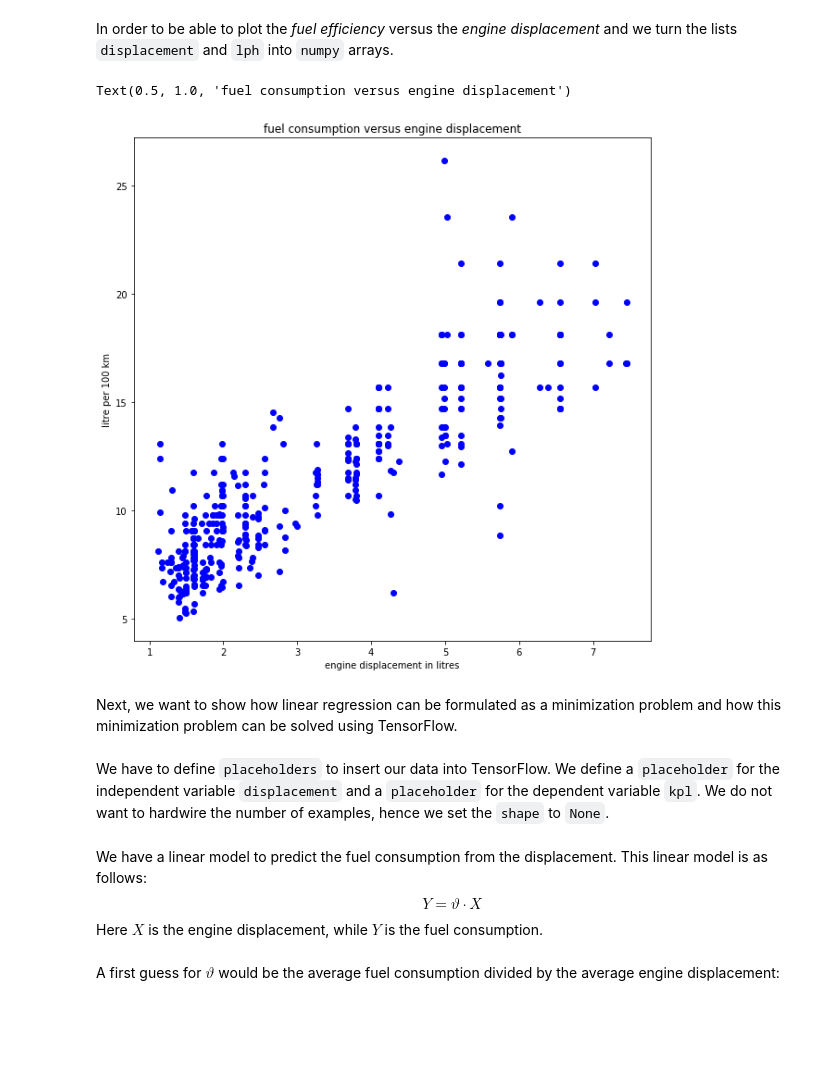
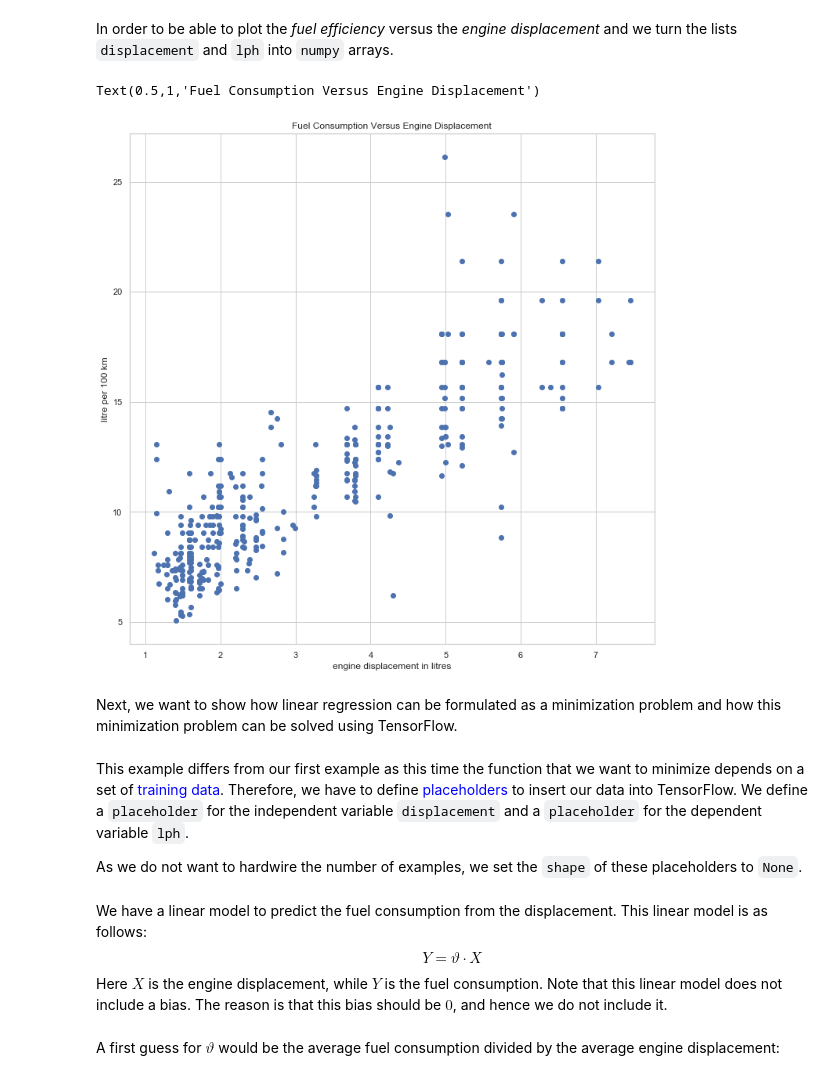
Before and after one commit to karlstroetmann/Artificial-Intelligence, a Jupyter notebook: Python/Simple-Linear-Regression-with-TF.ipynb, the cells around one changed output. Drawn from its saved outputs; the diff is of its cells as text; code cells hidden in the pictures; blank space fills up the shorter version.

```diff
--- a/Python/Simple-Linear-Regression-with-TF.ipynb
+++ b/Python/Simple-Linear-Regression-with-TF.ipynb
@@ -75,16 +83,22 @@ Y = np.array(lph)
 # %%
-plt.figure(figsize=(10, 10))
+plt.figure(figsize=(12, 12))
+sns.set(style='whitegrid')
 plt.scatter(X, Y, c='b')
 plt.xlabel('engine displacement in litres')
 plt.ylabel('litre per 100 km')
-plt.title('fuel consumption versus engine displacement')
+plt.title('Fuel Consumption Versus Engine Displacement')
 # %% [output]
-Text(0.5, 1.0, 'fuel consumption versus engine displacement')
+Text(0.5,1,'Fuel Consumption Versus Engine Displacement')
-[figure, old version]
+[figure, new version]
 # %% [markdown]
 Next, we want to show how linear regression can be formulated as a minimization problem and how this minimization problem can be solved using TensorFlow.
 # %%
 import tensorflow as tf
 # %% [markdown]
-We have to define `placeholders` to insert our data into TensorFlow. We define a `placeholder` for the independent variable `displacement` and a `placeholder` for the dependent variable `kpl`.  We do not want to hardwire the number of examples, hence we set the `shape` to `None`.
+This example differs from our first example as this time the function that we want to minimize depends on a
+set of <font style="color:blue;">training data</font>.  Therefore, we have to define
+<font style="color:blue;">placeholders</font> to insert our data into TensorFlow. We define a `placeholder`
+for the independent variable `displacement` and a `placeholder` for the dependent variable `lph`.
+
+As we do not want to hardwire the number of examples,  we set the `shape` of these placeholders to `None`.
 # %%
@@ -93,7 +107,8 @@ Y_ph = tf.placeholder(tf.float32, shape=None)
 # %% [markdown]
 We have a linear model to predict the fuel consumption from the displacement.  This linear model is as follows:
 $$ Y = \vartheta \cdot X $$
-Here $X$ is the engine displacement, while $Y$ is the fuel consumption.
+Here $X$ is the engine displacement, while $Y$ is the fuel consumption.  Note that this linear model does not
+include a bias.  The reason is that this bias should be $0$, and hence we do not include it.
 # %% [markdown]
 A first guess for $\vartheta$ would be the average fuel consumption divided by the average engine displacement:
 # %%
```
Also changed, not shown: parts of 22 cells of this notebook.
